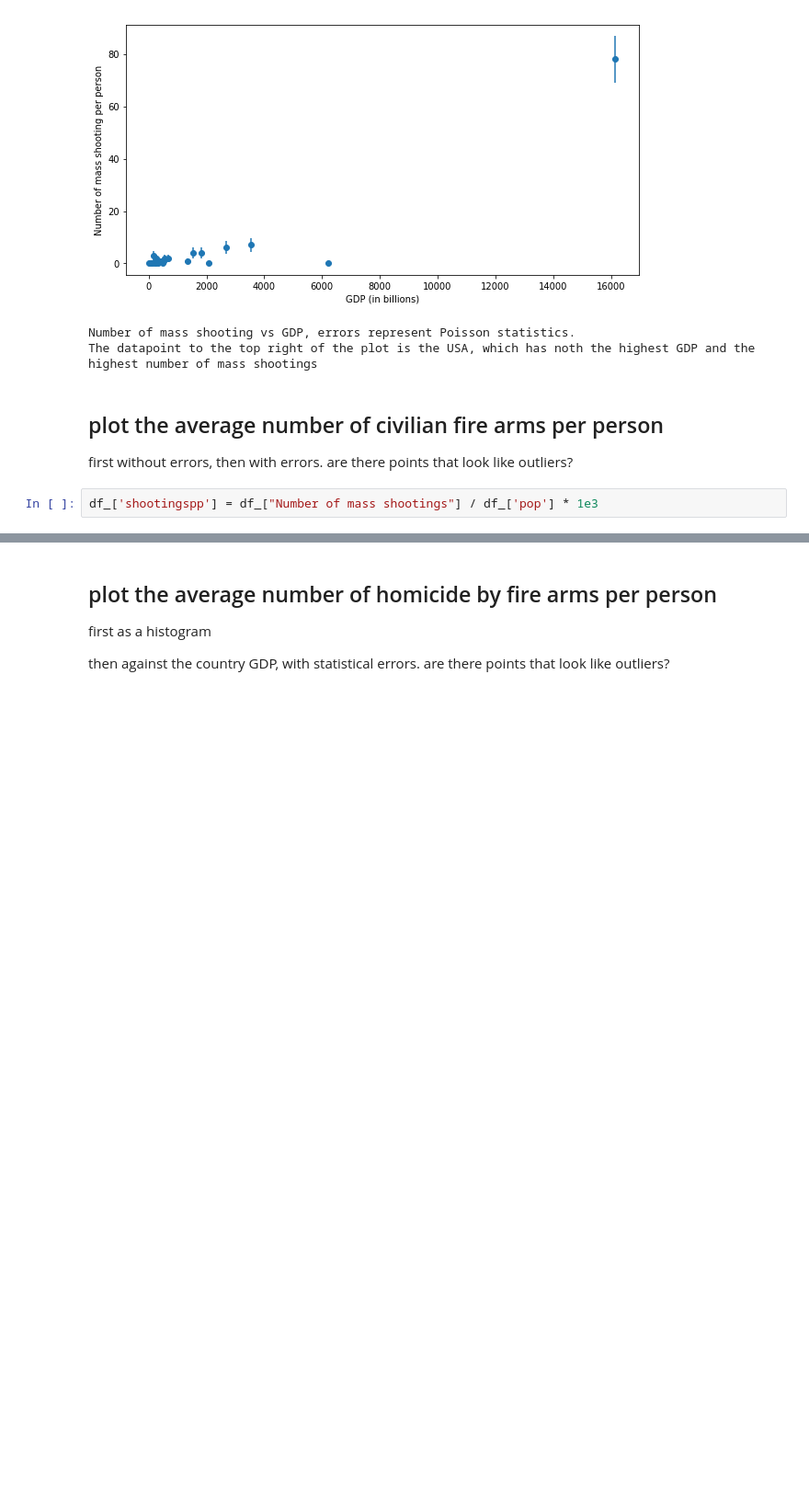
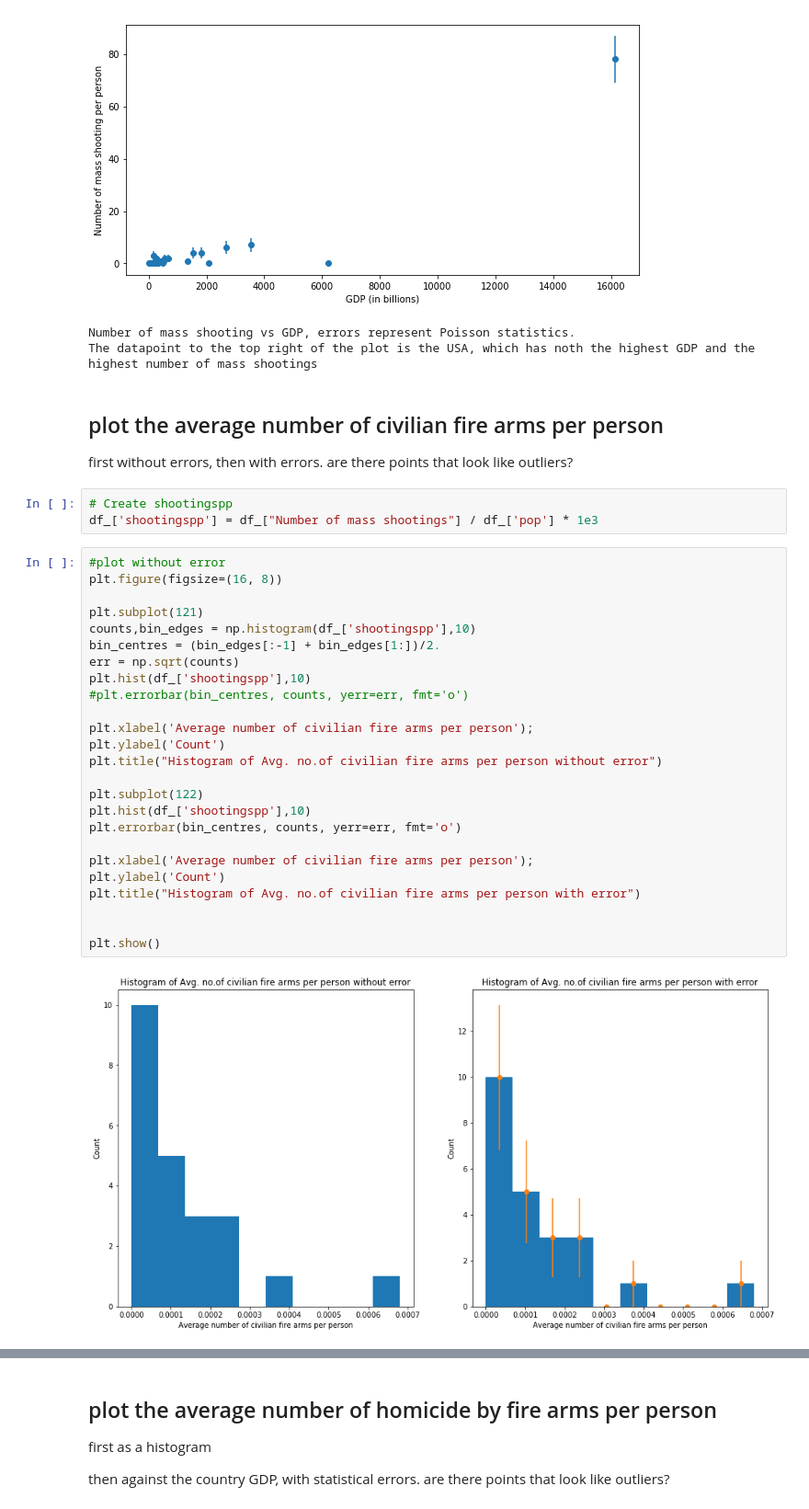
Before and after one commit to Shivam0712/PUI2018_skp454, a Jupyter notebook: HW9_skp454/HW9_Assignment3.ipynb, the cells around one changed output, grey strips where cells are left out. Shown at 92% size. Cells and saved outputs as stored; diff of their text form; blank space fills up the shorter version.

```diff
--- a/HW9_skp454/HW9_Assignment3.ipynb
+++ b/HW9_skp454/HW9_Assignment3.ipynb
@@ -92,4 +144,32 @@ The datapoint to the top right of the plot is the USA, which has noth the highes
 ## plot the average number of civilian fire arms per person
 first without errors, then with errors. are there  points that look like outliers?
 # %%
+# Create shootingspp
 df_['shootingspp'] = df_["Number of mass shootings"] / df_['pop'] * 1e3
+# %%
+#plot without error
+plt.figure(figsize=(16, 8))
+
+plt.subplot(121)
+counts,bin_edges = np.histogram(df_['shootingspp'],10)
+bin_centres = (bin_edges[:-1] + bin_edges[1:])/2.
+err = np.sqrt(counts)
+plt.hist(df_['shootingspp'],10)
+#plt.errorbar(bin_centres, counts, yerr=err, fmt='o')
+
+plt.xlabel('Average number of civilian fire arms per person');
+plt.ylabel('Count')
+plt.title("Histogram of Avg. no.of civilian fire arms per person without error")
+
+plt.subplot(122)
+plt.hist(df_['shootingspp'],10)
+plt.errorbar(bin_centres, counts, yerr=err, fmt='o')
+
+plt.xlabel('Average number of civilian fire arms per person');
+plt.ylabel('Count')
+plt.title("Histogram of Avg. no.of civilian fire arms per person with error")
+
+
+plt.show()
+# %% [output]
+[figure, added]
```
Also changed, not shown: parts of 12 cells of this notebook, 2 other files.
